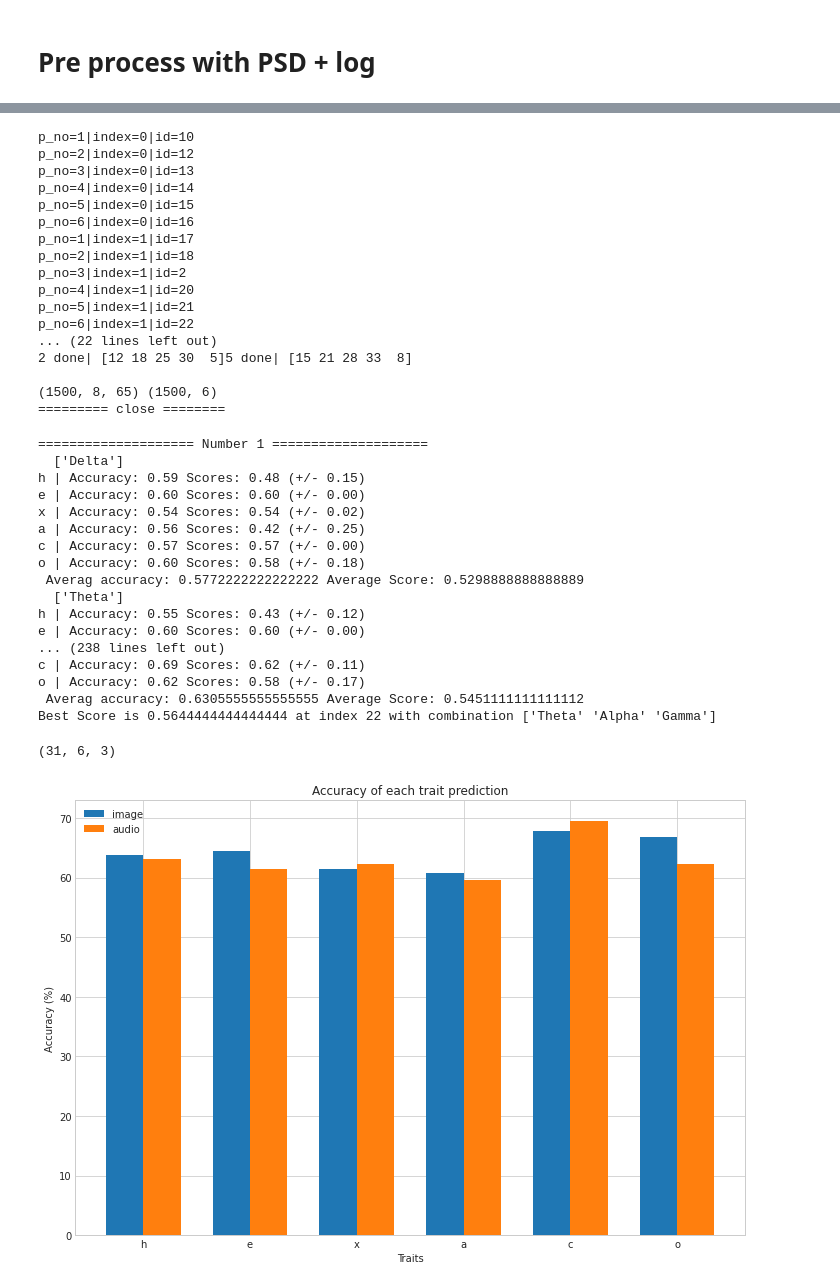
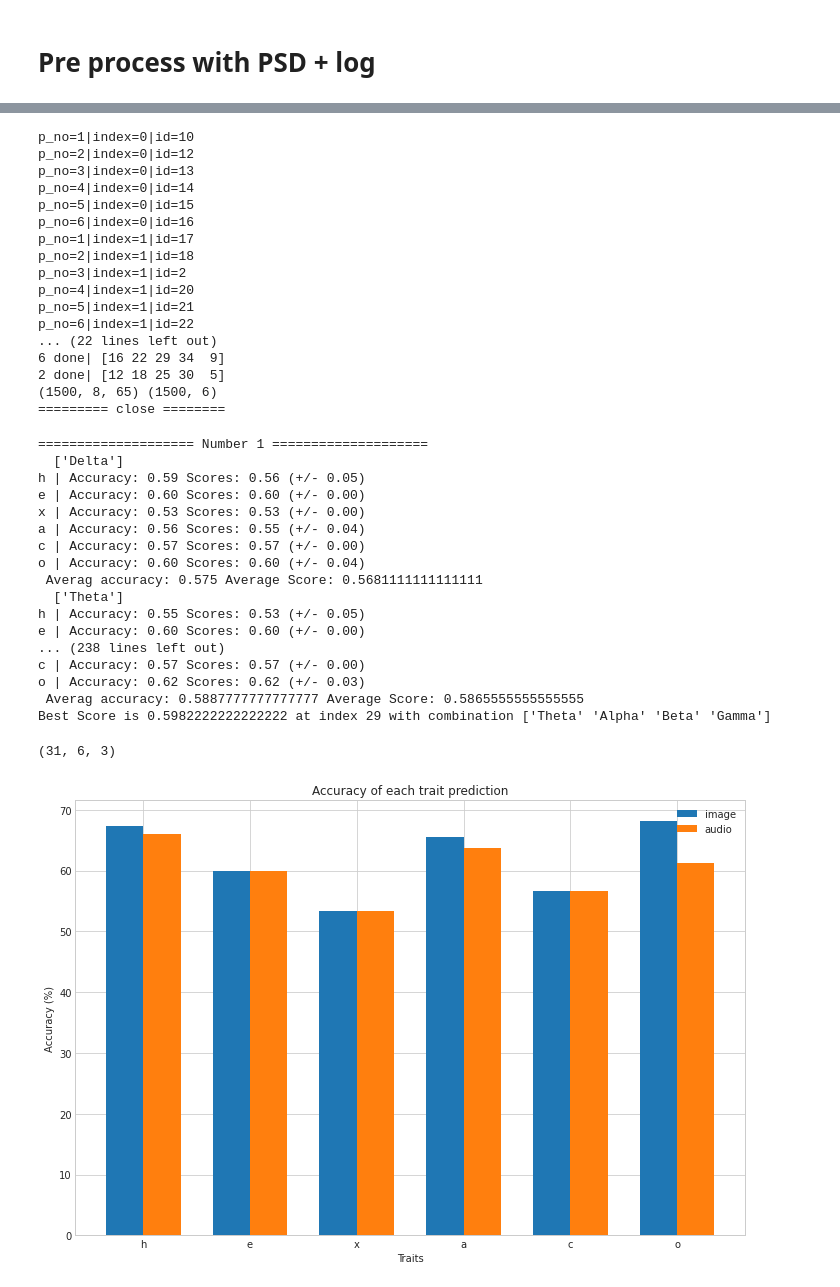
Before and after one commit to akraradets/2021JanHCI, a Jupyter notebook: 4-redo-process/04-Band-Selection-redo-noICA.ipynb, the cells around one changed output, grey strips where cells are left out. Saved outputs shown, nothing was run; the diff lists cells and outputs as text; code cells hidden in the pictures.

```diff
--- a/4-redo-process/04-Band-Selection-redo-noICA.ipynb
+++ b/4-redo-process/04-Band-Selection-redo-noICA.ipynb
@@ -221,6 +222,7 @@ def get_accuracy(X,y):
     for index,label in enumerate(traits):
         y = Y[:,index]
         X_copy = X.copy() * -1
+        X_copy = normalize(X_copy,axis=0)
         mnb = MultinomialNB()
         mnb.fit(X_copy, y)
         acc = sum(mnb.predict(X_copy) == y) / len(y)
@@ -273,6 +275,7 @@ p_no=6|index=1|id=22
 (1500, 8, 65) (1500, 6)
 ========= close ========
 # %%
+X,Y = shuffle(X,Y)
 bands = []
 for filt in filter_list:
     pt = np.argwhere((freq >= filt[0]) & (freq <= filt[1])).reshape(-1)
@@ -328,7 +331,7 @@ try:
     # [33,2,10,12,16]
     t_out = 300
     pool = Pool()
-    ids = np.array(list(EEG_image.keys()))
+    ids = np.array(list(EEG_audio.keys()))
     p1 = pool.apply_async(build_data, [1,EEG_audio,ids[0::6]])
     p2 = pool.apply_async(build_data, [2,EEG_audio,ids[1::6]])
     p3 = pool.apply_async(build_data, [3,EEG_audio,ids[2::6]])
@@ -362,11 +365,12 @@ p_no=4|index=1|id=20
 p_no=5|index=1|id=21
 p_no=6|index=1|id=22
 ... (22 lines left out)
-2 done| [12 18 25 30  5]5 done| [15 21 28 33  8]
-
+6 done| [16 22 29 34  9]
+2 done| [12 18 25 30  5]
 (1500, 8, 65) (1500, 6)
 ========= close ========
 # %%
+X,Y = shuffle(X,Y)
 bands = []
 for filt in filter_list:
     pt = np.argwhere((freq >= filt[0]) & (freq <= filt[1])).reshape(-1)
@@ -402,21 +406,21 @@ print(f"Best Score is {best_audio} at index {best_audio_idx} with combination {b
 # %% [output]
 ==================== Number 1 ====================
   ['Delta']
-h | Accuracy: 0.59 Scores: 0.48 (+/- 0.15)
+h | Accuracy: 0.59 Scores: 0.56 (+/- 0.05)
 e | Accuracy: 0.60 Scores: 0.60 (+/- 0.00)
-x | Accuracy: 0.54 Scores: 0.54 (+/- 0.02)
-a | Accuracy: 0.56 Scores: 0.42 (+/- 0.25)
+x | Accuracy: 0.53 Scores: 0.53 (+/- 0.00)
+a | Accuracy: 0.56 Scores: 0.55 (+/- 0.04)
 c | Accuracy: 0.57 Scores: 0.57 (+/- 0.00)
-o | Accuracy: 0.60 Scores: 0.58 (+/- 0.18)
- Averag accuracy: 0.5772222222222222 Average Score: 0.5298888888888889
+o | Accuracy: 0.60 Scores: 0.60 (+/- 0.04)
+ Averag accuracy: 0.575 Average Score: 0.5681111111111111
   ['Theta']
-h | Accuracy: 0.55 Scores: 0.43 (+/- 0.12)
+h | Accuracy: 0.55 Scores: 0.53 (+/- 0.05)
 e | Accuracy: 0.60 Scores: 0.60 (+/- 0.00)
 ... (238 lines left out)
-c | Accuracy: 0.69 Scores: 0.62 (+/- 0.11)
-o | Accuracy: 0.62 Scores: 0.58 (+/- 0.17)
- Averag accuracy: 0.6305555555555555 Average Score: 0.5451111111111112
-Best Score is 0.5644444444444444 at index 22 with combination ['Theta' 'Alpha' 'Gamma']
+c | Accuracy: 0.57 Scores: 0.57 (+/- 0.00)
+o | Accuracy: 0.62 Scores: 0.62 (+/- 0.03)
+ Averag accuracy: 0.5887777777777777 Average Score: 0.5865555555555555
+Best Score is 0.5982222222222222 at index 29 with combination ['Theta' 'Alpha' 'Beta' 'Gamma']
 # %%
 result_image = np.array(result_image)
 result_audio = np.array(result_audio)
@@ -427,20 +431,20 @@ result_audio.shape
 # %%
 traits = ["h","e","x","a","c","o"]
 width =.35
 
 fig, ax = plt.subplots(figsize=(12,8))
 
-ax.bar(np.arange(6)      ,result_image[30,:,0] * 100, width=width, label='image', ecolor='black', capsize=10)
-ax.bar(np.arange(6)+width,result_audio[30,:,0] * 100, width=width, label='audio', ecolor='black', capsize=10)
+ax.bar(np.arange(6)      ,result_image[14,:,0] * 100, width=width, label='image', ecolor='black', capsize=10)
+ax.bar(np.arange(6)+width,result_audio[29,:,0] * 100, width=width, label='audio', ecolor='black', capsize=10)
 
 ax.set_xlabel('Traits')
 ax.set_ylabel('Accuracy (%)')
 ax.set_title('Accuracy of each trait prediction')
 ax.set_xticks(np.arange(6) + width / 2)
 ax.set_xticklabels(traits)
 ax.legend()
 
 plt.show()
 # %% [output]
-[figure, old version]
+[figure, new version]
 # %%
```
Also changed, not shown: parts of 5 cells of this notebook, 1 other file.
